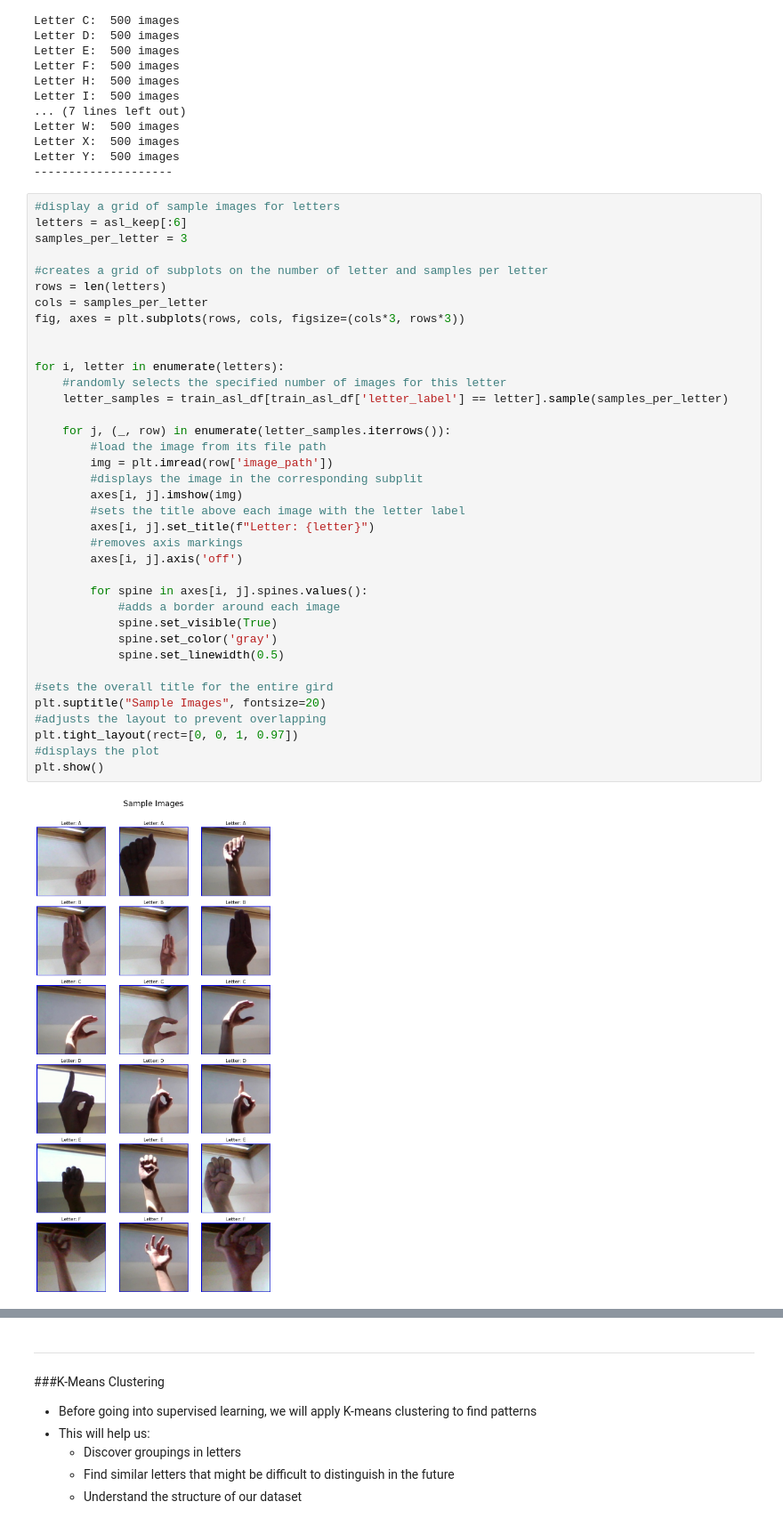
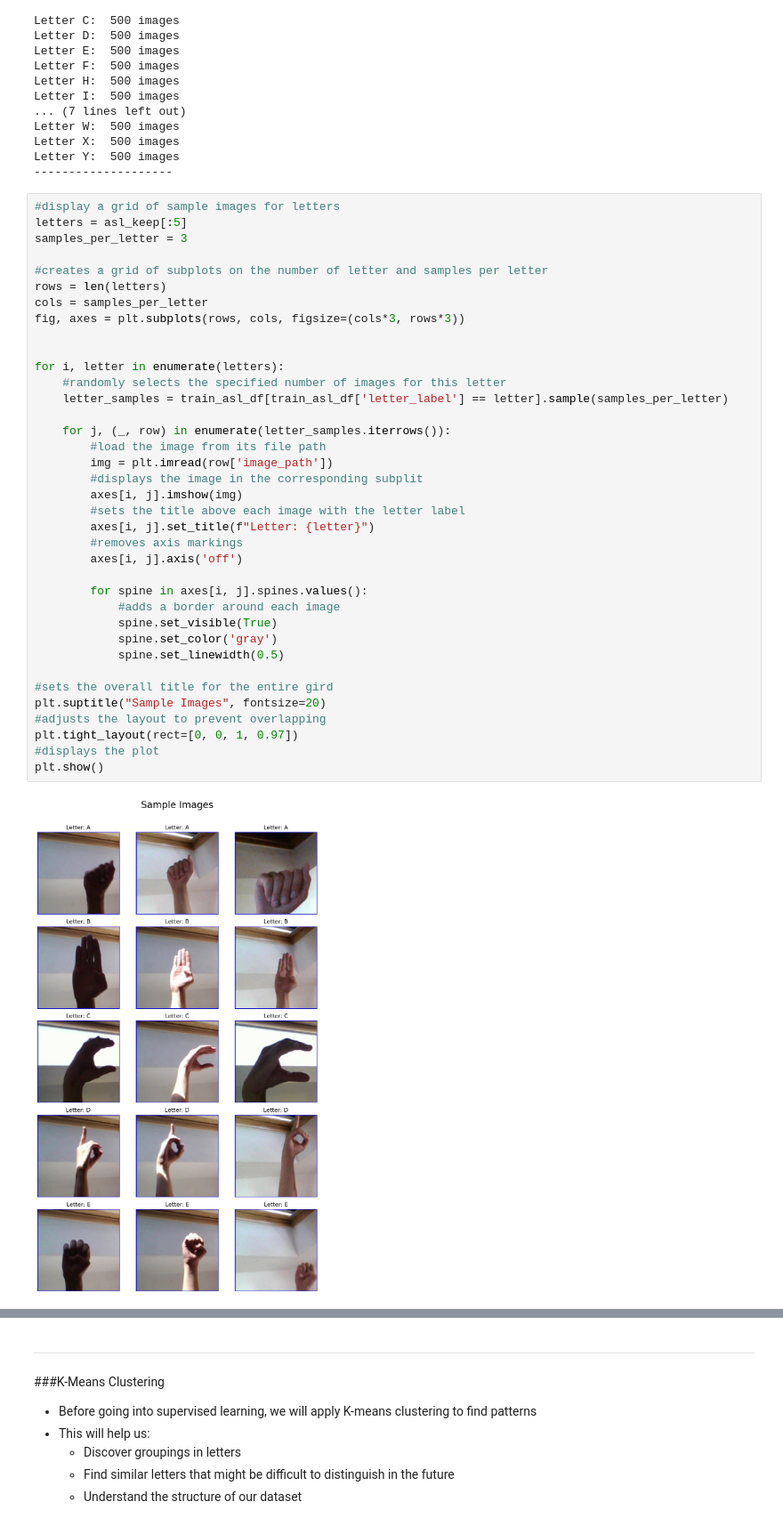
Before and after one commit to GriffinSnider/ASL_Fingerspelling_Recognition, a Jupyter notebook: ASL_Notebook.ipynb, the cells around one changed output, grey strips where cells are left out. Shown at 89% size. Saved outputs shown, nothing was run; the diff lists cells and outputs as text.

Commit message:
visualization of k-means cluster

```diff
--- a/ASL_Notebook.ipynb
+++ b/ASL_Notebook.ipynb
@@ -126,7 +127,7 @@ Letter Y:  500 images
 --------------------
 # %%
 #display a grid of sample images for letters
-letters = asl_keep[:6]
+letters = asl_keep[:5]
 samples_per_letter = 3
 
 #creates a grid of subplots on the number of letter and samples per letter
@@ -135,34 +136,34 @@ cols = samples_per_letter
 fig, axes = plt.subplots(rows, cols, figsize=(cols*3, rows*3))
 
 
 for i, letter in enumerate(letters):
     #randomly selects the specified number of images for this letter
     letter_samples = train_asl_df[train_asl_df['letter_label'] == letter].sample(samples_per_letter)
 
     for j, (_, row) in enumerate(letter_samples.iterrows()):
         #load the image from its file path
         img = plt.imread(row['image_path'])
         #displays the image in the corresponding subplit
         axes[i, j].imshow(img)
         #sets the title above each image with the letter label
         axes[i, j].set_title(f"Letter: {letter}")
         #removes axis markings
         axes[i, j].axis('off')
 
         for spine in axes[i, j].spines.values():
             #adds a border around each image
             spine.set_visible(True)
             spine.set_color('gray')
             spine.set_linewidth(0.5)
 
 #sets the overall title for the entire gird
 plt.suptitle("Sample Images", fontsize=20)
 #adjusts the layout to prevent overlapping
 plt.tight_layout(rect=[0, 0, 1, 0.97])
 #displays the plot
 plt.show()
 # %% [output]
-[figure, old version]
+[figure, new version]
 # %%
 #randomly select letter from the dataset
 letter = random.choice(asl_keep)
```
Also changed, not shown: parts of 5 cells of this notebook.
